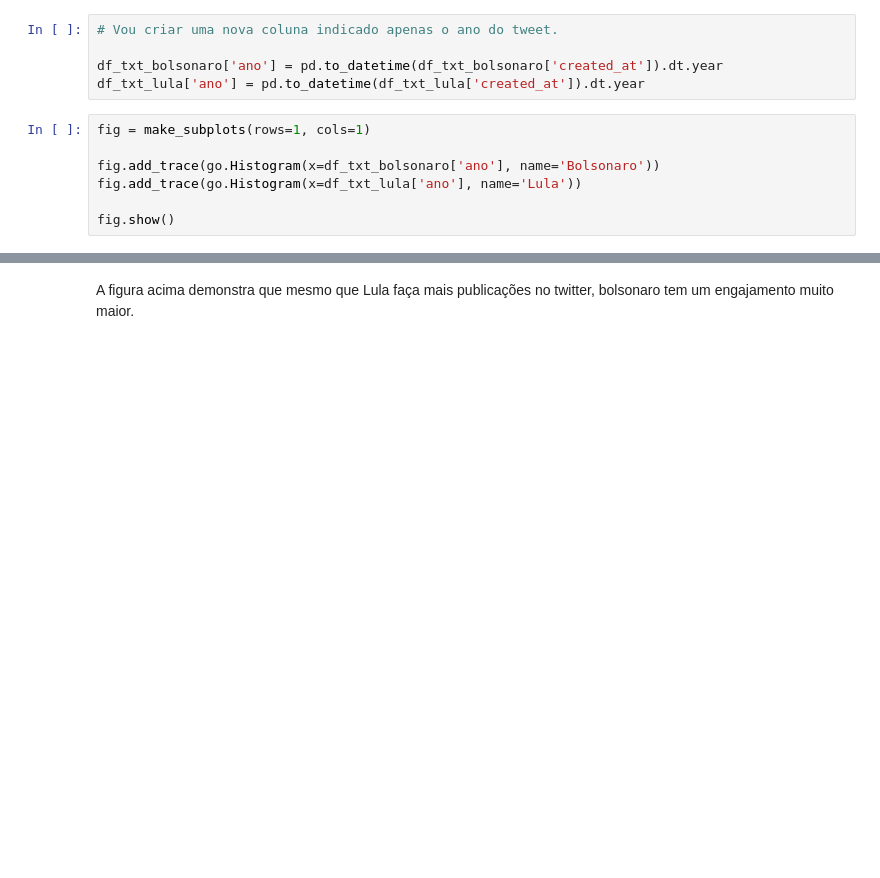
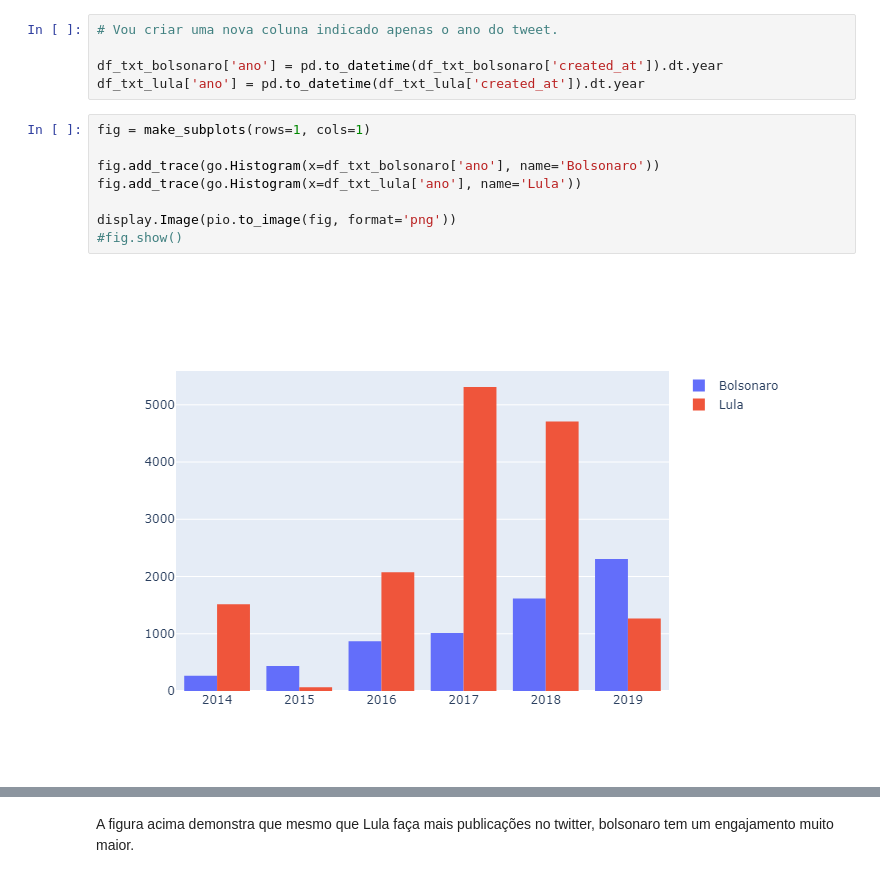
Before and after one commit to BaimaCaio/analise-twitter-lula-bolsonaro, a Jupyter notebook: analysis.ipynb, the cells around one changed output, grey strips where cells are left out. Cells and saved outputs as stored; diff of their text form; blank space fills up the shorter version.

```diff
--- a/analysis.ipynb
+++ b/analysis.ipynb
@@ -227,10 +227,13 @@ df_txt_lula['ano'] = pd.to_datetime(df_txt_lula['created_at']).dt.year
 # %%
 fig = make_subplots(rows=1, cols=1)
 
 fig.add_trace(go.Histogram(x=df_txt_bolsonaro['ano'], name='Bolsonaro'))
 fig.add_trace(go.Histogram(x=df_txt_lula['ano'], name='Lula'))
 
-fig.show()
+display.Image(pio.to_image(fig, format='png'))
+#fig.show()
+# %% [output]
+[figure, added]
 # %%
 fig = make_subplots(rows=2, cols=1, subplot_titles=('Bolsonaro', 'Lula'))
 
```
Also changed, not shown: parts of 7 cells of this notebook.
